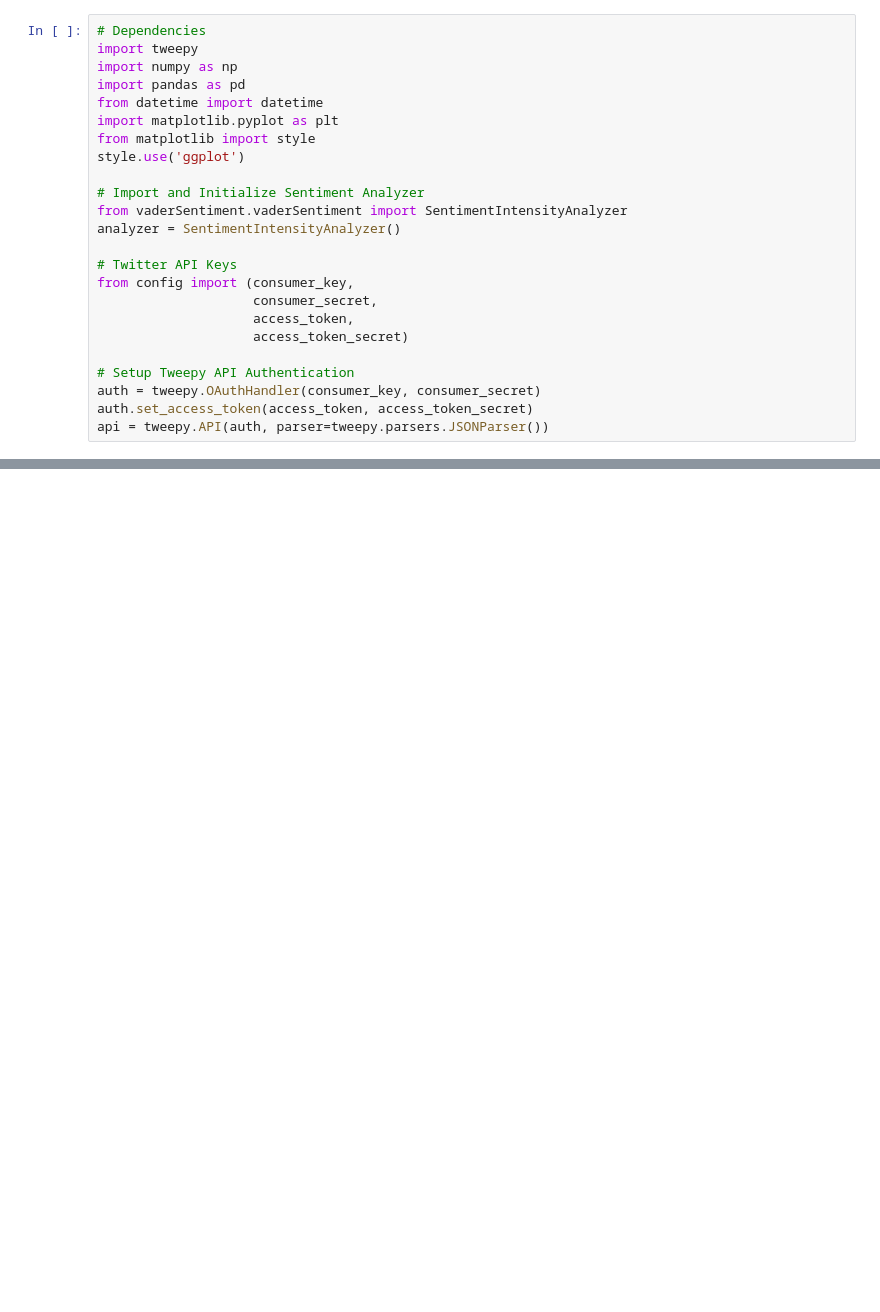
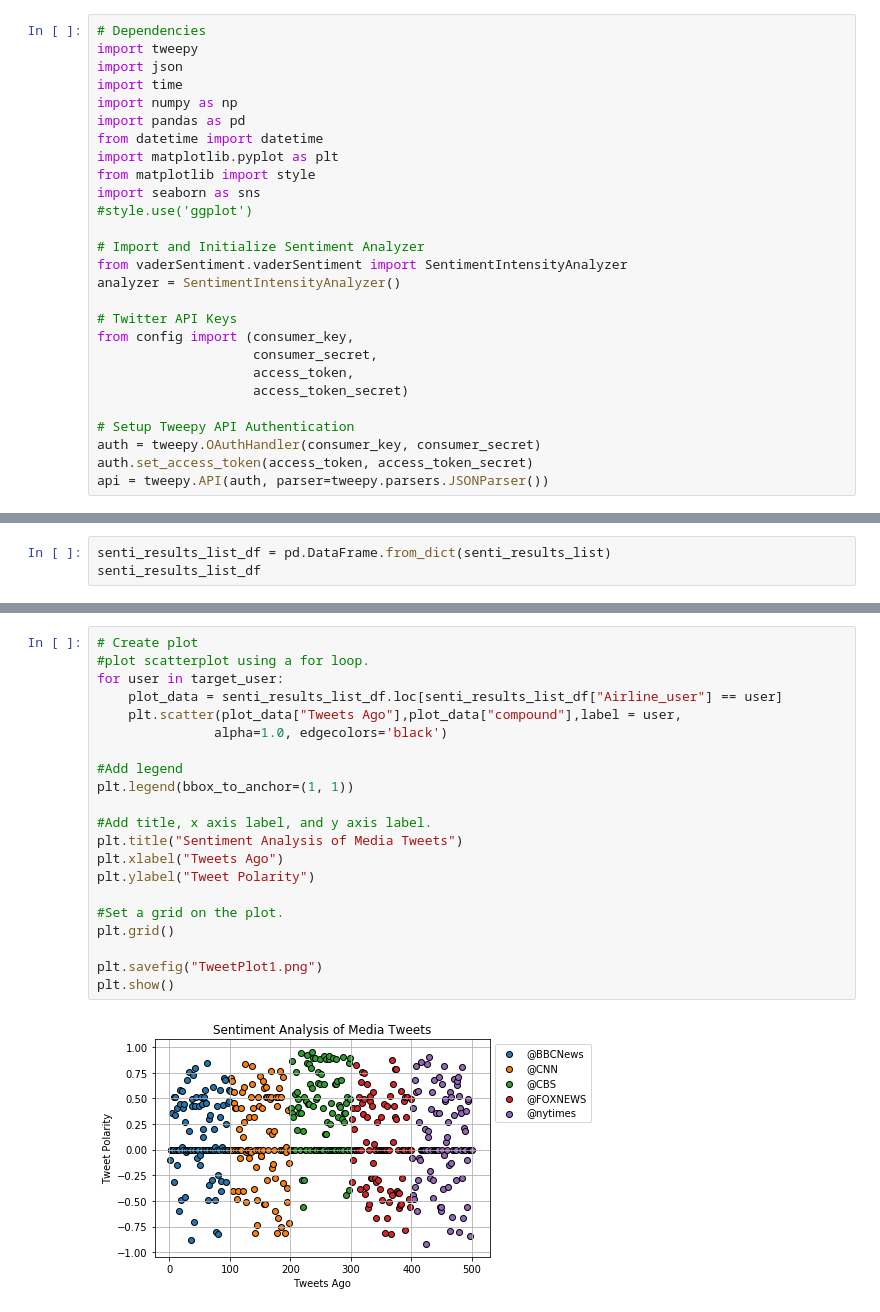
Before and after one commit to Meghanavmr/VaderSenti, a Jupyter notebook: TweetHomeWork.ipynb, the cells around one changed output, grey strips where cells are left out. Saved outputs shown, nothing was run; the diff lists cells and outputs as text; blank space fills up the shorter version.

Commit message:
add plots

```diff
--- a/TweetHomeWork.ipynb
+++ b/TweetHomeWork.ipynb
@@ -1,12 +1,15 @@
 # %%
 # Dependencies
 import tweepy
+import json
+import time
 import numpy as np
 import pandas as pd
 from datetime import datetime
 import matplotlib.pyplot as plt
 from matplotlib import style
-style.use('ggplot')
+import seaborn as sns
+#style.use('ggplot')
 
 # Import and Initialize Sentiment Analyzer
 from vaderSentiment.vaderSentiment import SentimentIntensityAnalyzer
@@ -112,0 +68,3 @@ plt.show()
+# %%
+senti_results_list_df = pd.DataFrame.from_dict(senti_results_list)
+senti_results_list_df
@@ -112,0 +96,23 @@ plt.show()
+# %%
+# Create plot
+#plot scatterplot using a for loop.
+for user in target_user:
+    plot_data = senti_results_list_df.loc[senti_results_list_df["Airline_user"] == user]
+    plt.scatter(plot_data["Tweets Ago"],plot_data["compound"],label = user,
+               alpha=1.0, edgecolors='black')
+
+#Add legend
+plt.legend(bbox_to_anchor=(1, 1))
+
+#Add title, x axis label, and y axis label.
+plt.title("Sentiment Analysis of Media Tweets")
+plt.xlabel("Tweets Ago")
+plt.ylabel("Tweet Polarity")
+
+#Set a grid on the plot.
+plt.grid()
+
+plt.savefig("TweetPlot1.png")
+plt.show()
+# %% [output]
+[figure, added]
```
Also changed, not shown: parts of 9 cells of this notebook, 3 other files.
